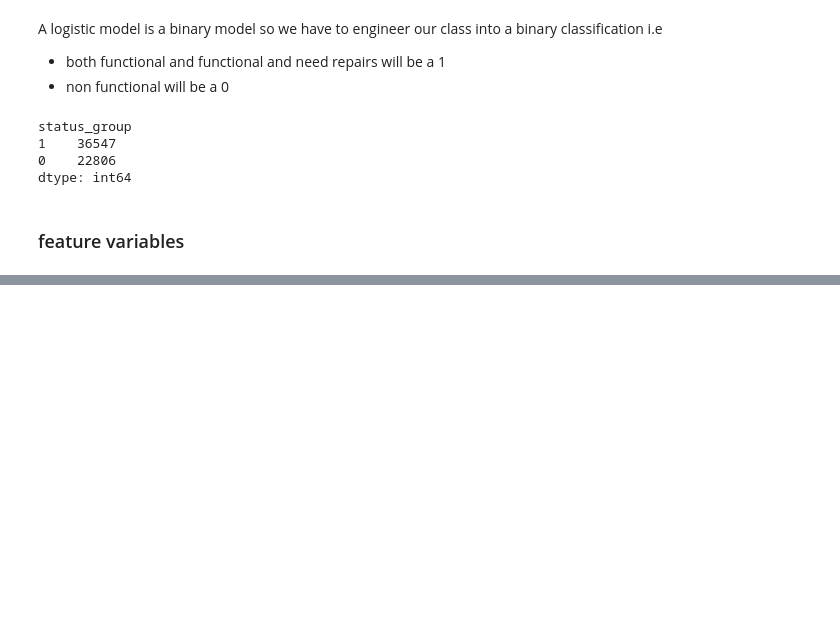
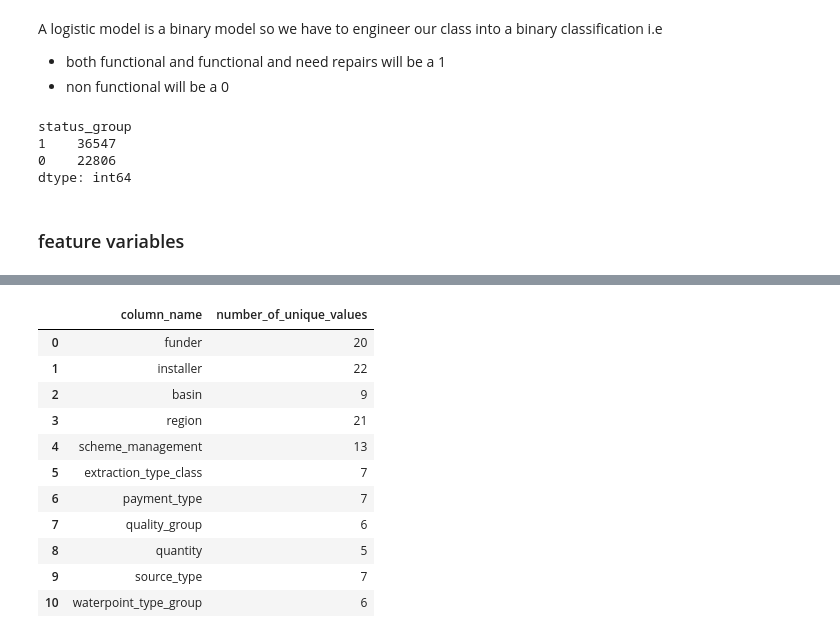
Before and after one commit to stephenmungai/phase3_project, a Jupyter notebook: index.ipynb, the cells around one changed output, grey strips where cells are left out. Cells and saved outputs as stored; diff of their text form; code cells hidden in the pictures; blank space fills up the shorter version.

Commit message:
feature engineering

```diff
--- a/index.ipynb
+++ b/index.ipynb
@@ -1256,0 +1337,3 @@ columns_unique_df
+# %%
+df_model_filtered["installer"] = df_model_filtered["installer"].apply(remove_special_characters)
+df_model_filtered["installer"] = df_model_filtered["installer"].str.capitalize()
@@ -1256,0 +1377,19 @@ columns_unique_df
+# %%
+#we will create a dictionary to correct spelling error that might were caused in data collection for the main installers
+replacements = {
+    "Dwe": "District Water Engineer","Government": "Central Government","Rwe":"Region Water Engineer","District council":"District Water Engineer",
+    "0":"Unknown","Central government":"Central Government","Commu":"Community","Danid":"Danida","Gover":"Central Government","Centr":"Central Government","Idara ya maji":"Central Government","District water department":"District Water Engineer","Gove":"Central Government",
+    "Central govt":"Central Government","Unisef":"UNICEF","Unicef":"UNICEF","Wizara ya maji":"Central Government","Region water department":"Region Water Engineer","Sengerema water department":"District Water Engineer","Distri":"District Water Engineer","Kkt":"KKKT","Kkkt":"KKKT","Tanzania government":"Central Government","Govern":"Central Government","Ministry of water":"Central Government","Would bank":"World Bank","World bank":"World Bank","District counci":"District Water Engineer",
+    "RWe community":"Region Water Engineer","World vission":"World Vision","Ministry of water enginneer":"Central Government","Regional water":"Regional Water Engineer","Not known":"Unknown","Cental government":"Central Government","Cebtral governemnt":"Central Government","Tanzanian governemt":"Central Government","District water depar":"District Water Engineer", "Local":"Community",
+    "World vision":"World Vision","Rwe community":"Region Water Engineer","Ministry of water engineer":"Central Government","Regional Water Engineer":"Region Water Engineer","Cebtral government":"Central Government","Kkt c":"KKKT","World":"World Bank","Villagers":"Community","Dwsp":"District Water Engineer","Rwssp":"Region Water Engineer"
+
+}
+# %%
+df_model_filtered["installer"] = df_model_filtered["installer"].replace(replacements)
+# %%
+# Get value counts
+value_counts = df_model_filtered['installer'].value_counts()
+# Identify categories with counts less than 100
+categories_to_replace = value_counts[value_counts < 100].index
+# Replace these categories with 'Other'
+df_model_filtered['installer'] = df_model_filtered['installer'].apply(lambda x: 'Other' if x in categories_to_replace else x)
@@ -1256,0 +1417,20 @@ columns_unique_df
+# %%
+object_columns = df_model_filtered.select_dtypes(include=['object']).columns
+
+object_column_unique = {col : df_model_filtered[col].nunique() for col in object_columns}
+
+columns_unique_df =pd.DataFrame(list(object_column_unique.items()), columns= ['column_name', 'number_of_unique_values'])
+columns_unique_df
+# %% [output]
+|  | column_name | number_of_unique_values |
+| 0 | funder | 20 |
+| 1 | installer | 22 |
+| 2 | basin | 9 |
+| 3 | region | 21 |
+| 4 | scheme_management | 13 |
+| 5 | extraction_type_class | 7 |
+| 6 | payment_type | 7 |
+| 7 | quality_group | 6 |
+| 8 | quantity | 5 |
+| 9 | source_type | 7 |
+| 10 | waterpoint_type_group | 6 |
```
Also changed, not shown: parts of 23 cells of this notebook, 1 other file.
